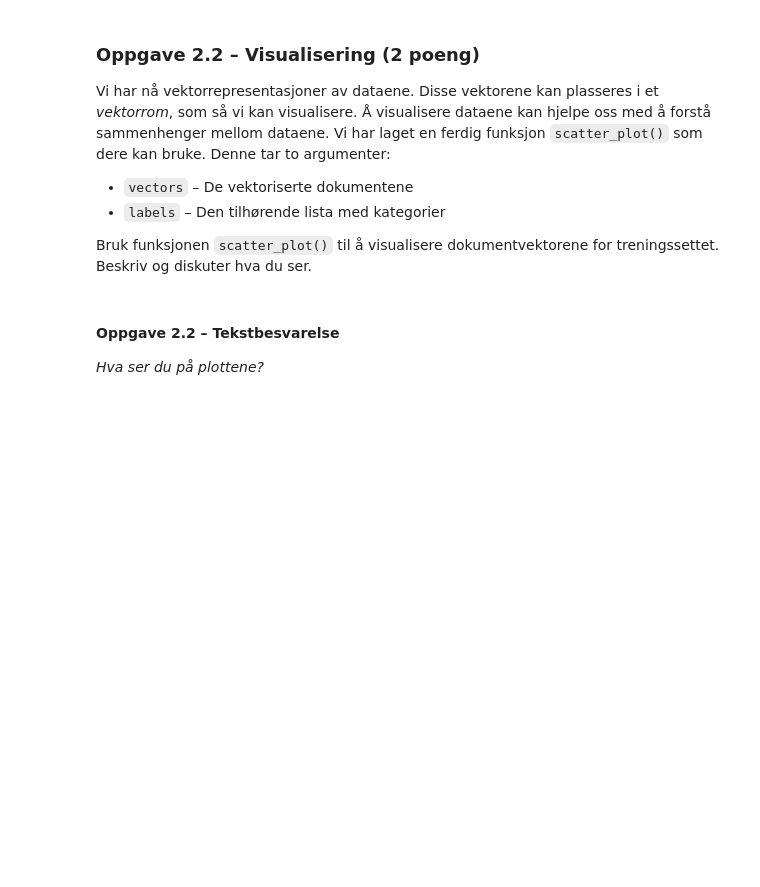
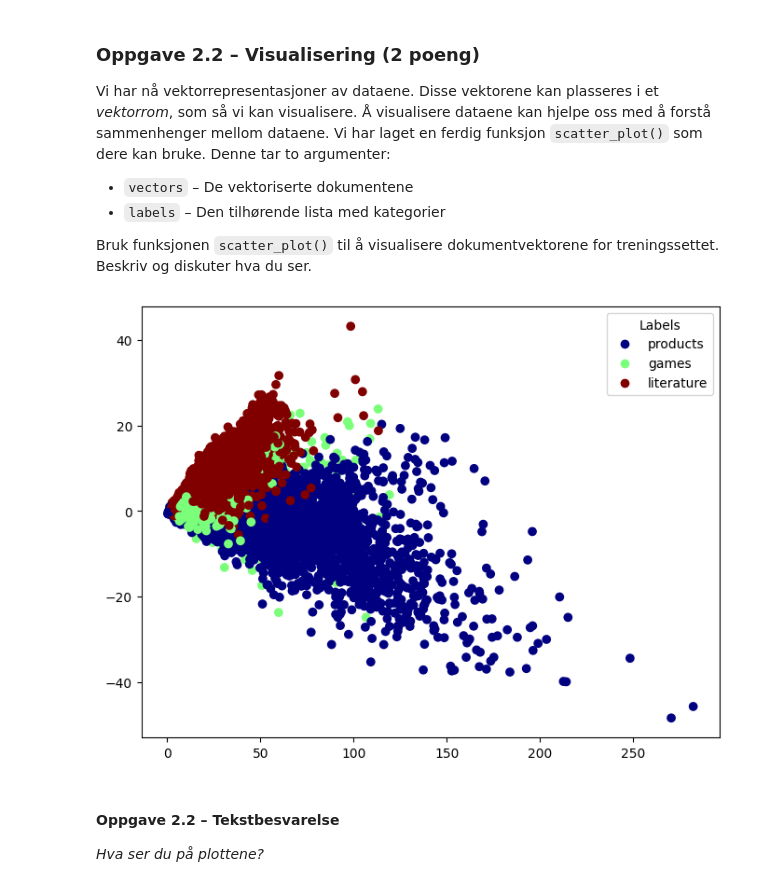
Before and after one commit to Alliananaz/uni, a Jupyter notebook: in1160/oblig1b/oblig_1b.ipynb, the cells around one changed output. Saved outputs shown, nothing was run; the diff lists cells and outputs as text; code cells hidden in the pictures; blank space fills up the shorter version.

```diff
--- a/in1160/oblig1b/oblig_1b.ipynb
+++ b/in1160/oblig1b/oblig_1b.ipynb
@@ -80,8 +80,25 @@ def prepare_data(dataset, split):
     kategori i labels[i].
     """
 
-    # Din kode her
-    raise NotImplementedError()
+# Din kode her
+    data = []
+    labels = []
+
+    all_text = dataset[split]['text']
+    all_categories = dataset[split]['category']
+
+    interest_categories = ['games', 'products', 'literature']
+
+    for i in range(len(all_text)):
+        category = all_categories[i]
+        text = all_text[i]
+
+        if category in interest_categories:
+            data.append(text)
+            labels.append(category)
+    return data, labels
+
+    # raise NotImplementedError()
 # %%
 # Etter å ha implementert `prepare_data()` skal dere kunne dele opp dataene slik:
 # Treningsdata
@@ -125,6 +175,18 @@ Dere må så bruke metoden `.fit()` for å identifisere vokabularet modellen ska
 Etter dette kan dere bruke vektorisereren med `.transform()`, der dere sender inn hver datasplitt. Dere skal da få returnert en liste med vektoriserte versjoner av dokumentene. Lista har samme rekkefølge som dokumentene dere sendte inn.
 # %%
 # Oppgave 2.1
+def vectorize_documents(train, val, vector):
+    vectorizer = CountVectorizer(max_features = 5000)
+
+    vectorizer.fit(train)
+
+    train_vectorized = vectorizer.transform(train)
+    validation_vectorized = vectorizer.transform(val)
+    test_vectorized = vectorizer.transform(vector)
+
+    return train_vectorized, validation_vectorized, test_vectorized
+
+train_vectorized, validation_vectorized, test_vectorized = vectorize_documents(train_data, dev_data, test_data)
 # %% [markdown]
 ### Oppgave 2.2 – Visualisering (2 poeng)
 
@@ -169,6 +231,9 @@ def scatter_plot(vectors, labels):
     plt.show()
 # %%
 # Oppgave 2.2
+train_plot = scatter_plot(train_vectorized, train_labels)
+# %% [output]
+[figure, added]
 # %% [markdown]
 #### Oppgave 2.2 – Tekstbesvarelse
 *Hva ser du på plottene?*
```
Also changed, not shown: parts of 3 cells of this notebook, 34 other files.
